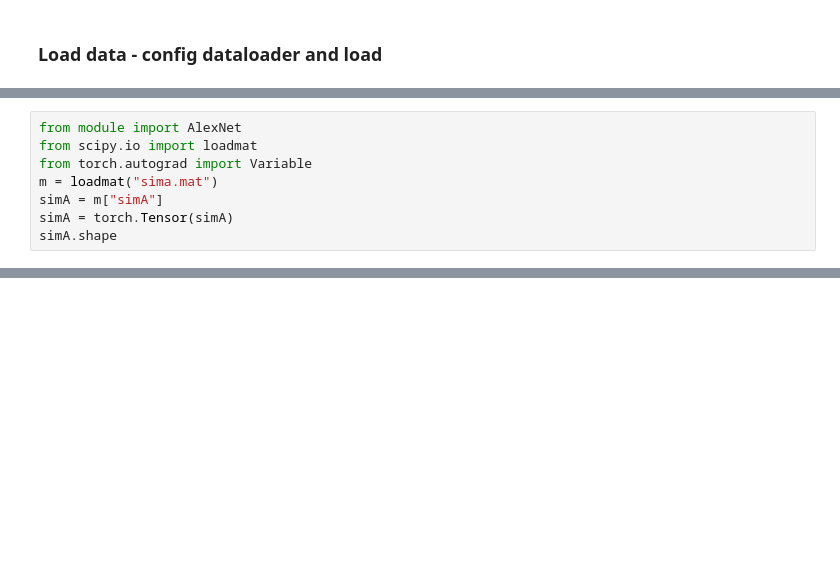
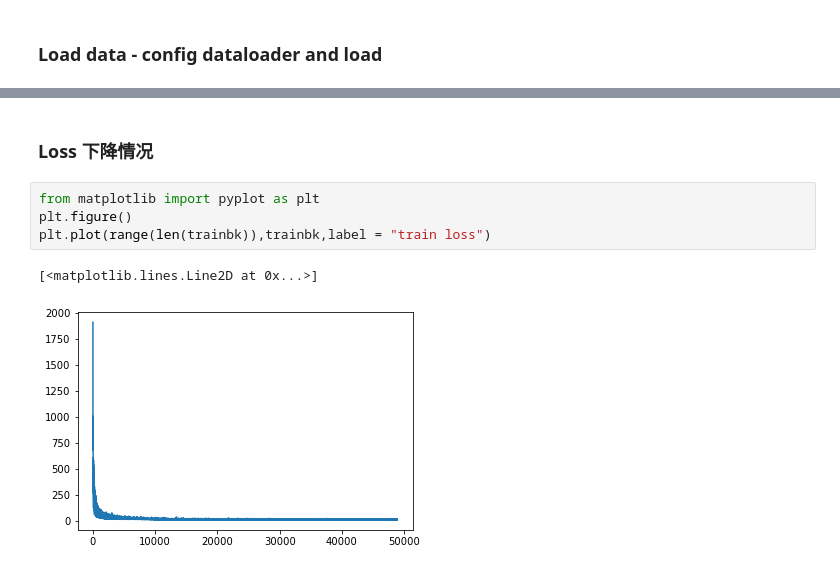
Before and after one commit to wenruiLiA15/NLOS-NN, a Jupyter notebook: train.ipynb, the cells around one changed output, grey strips where cells are left out. Cells and saved outputs as stored; diff of their text form; blank space fills up the shorter version.

```diff
--- a/train.ipynb
+++ b/train.ipynb
@@ -89,8 +76,0 @@ $$ \min_{A, CNN} \sum_i \| A CNN(x_i) - x_i \|^2 + \beta\|CNN(x_i) - y_i\|^2+ \l
-# %%
-from module import AlexNet
-from scipy.io import loadmat
-from torch.autograd import Variable
-m = loadmat("sima.mat")
-simA = m["simA"]
-simA = torch.Tensor(simA)
-simA.shape
@@ -169,0 +227,9 @@ tensor(36009.2773)
+# %% [markdown]
+### Loss 下降情况
+# %%
+from matplotlib import pyplot as plt
+plt.figure()
+plt.plot(range(len(trainbk)),trainbk,label = "train loss")
+# %% [output]
+[<matplotlib.lines.Line2D at 0x...>]
+[figure, added]
```
Also changed, not shown: parts of 27 cells of this notebook.
